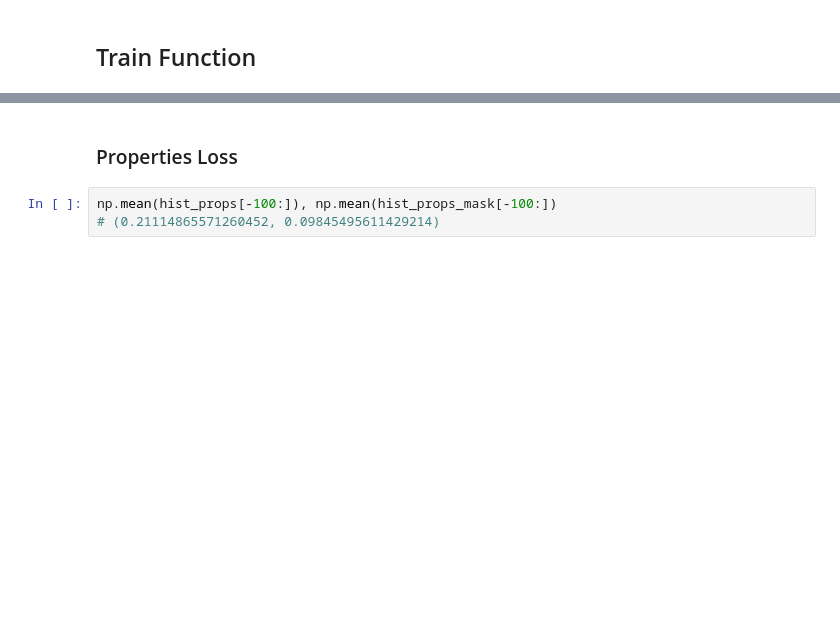
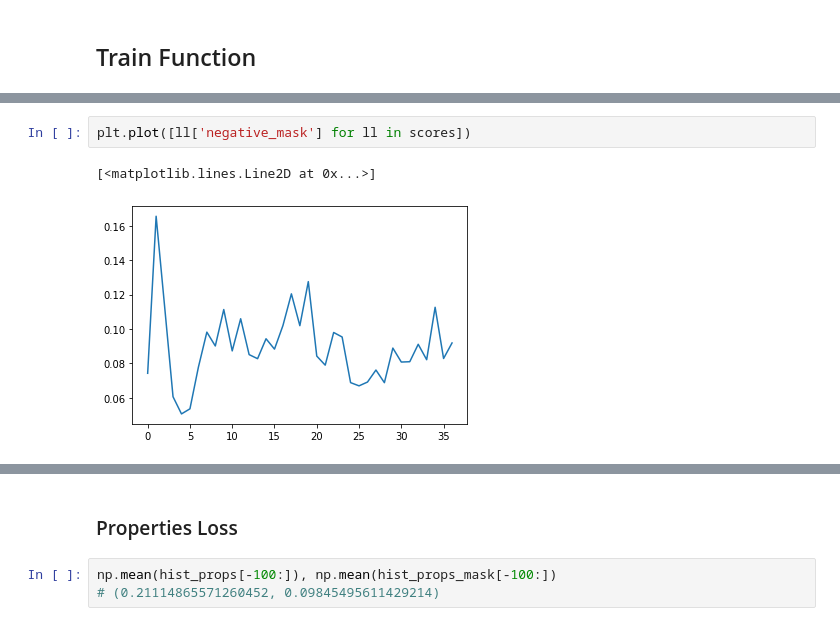
Before and after one commit to MikhailMsc/Wiki_103, a Jupyter notebook: Notebooks/V2_Cats_Meanings.ipynb, the cells around one changed output, grey strips where cells are left out. Cells and saved outputs as stored; diff of their text form; blank space fills up the shorter version.

```diff
--- a/Notebooks/V2_Cats_Meanings.ipynb
+++ b/Notebooks/V2_Cats_Meanings.ipynb
@@ -2153,0 +1852,5 @@ tensor([0.4381, 0.6988, 0.5108, 0.4329], grad_fn=<ReshapeAliasBackward0>)
+# %%
+plt.plot([ll['negative_mask'] for ll in scores])
+# %% [output]
+[<matplotlib.lines.Line2D at 0x...>]
+[figure, added]
```
Also changed, not shown: parts of 90 cells of this notebook.
